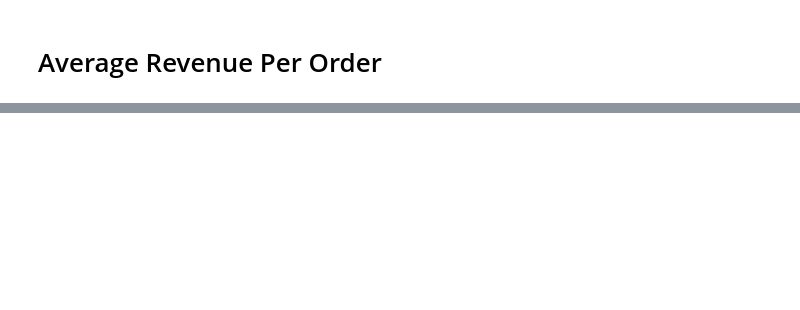
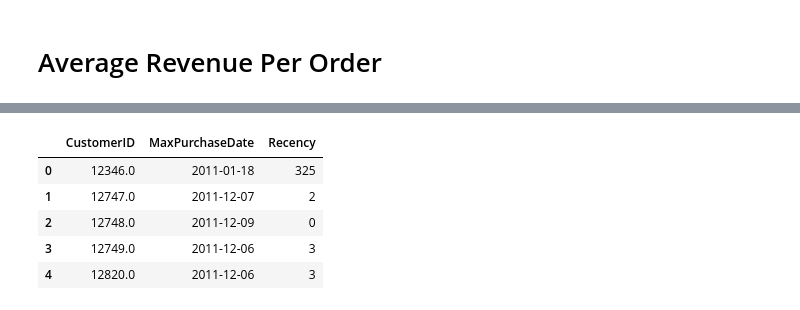
Before and after one commit to jswnthh/ML_projects, a Jupyter notebook: ML_Customer_Segmentation_Cluster.ipynb, the cells around one changed output, grey strips where cells are left out. Saved outputs shown, nothing was run; the diff lists cells and outputs as text; code cells hidden in the pictures; blank space fills up the shorter version.

```diff
--- a/ML_Customer_Segmentation_Cluster.ipynb
+++ b/ML_Customer_Segmentation_Cluster.ipynb
@@ -409,0 +355,9 @@ sns.barplot(data=df_user_type_revenue,
+# %%
+df_maxPurchase.head()
+# %% [output]
+|  | CustomerID | MaxPurchaseDate | Recency |
+| 0 | 12346.0 | 2011-01-18 | 325 |
+| 1 | 12747.0 | 2011-12-07 | 2 |
+| 2 | 12748.0 | 2011-12-09 | 0 |
+| 3 | 12749.0 | 2011-12-06 | 3 |
+| 4 | 12820.0 | 2011-12-06 | 3 |
```
Also changed, not shown: parts of 57 cells of this notebook.
